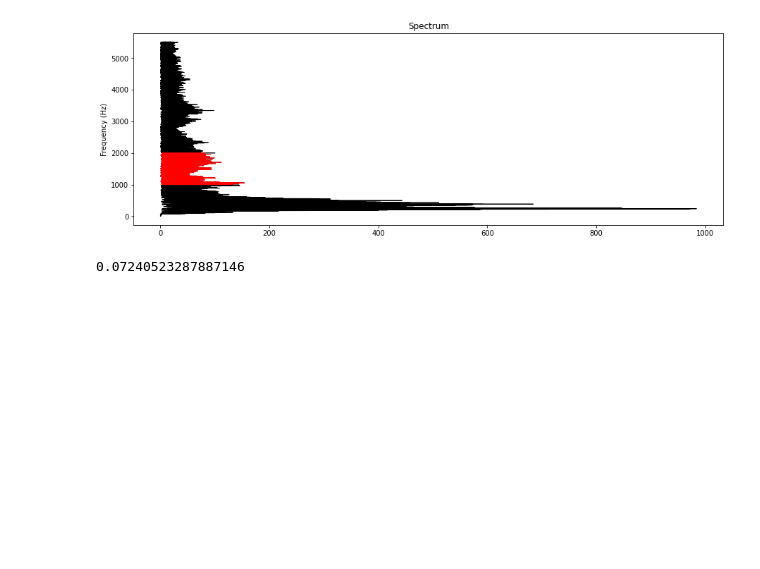
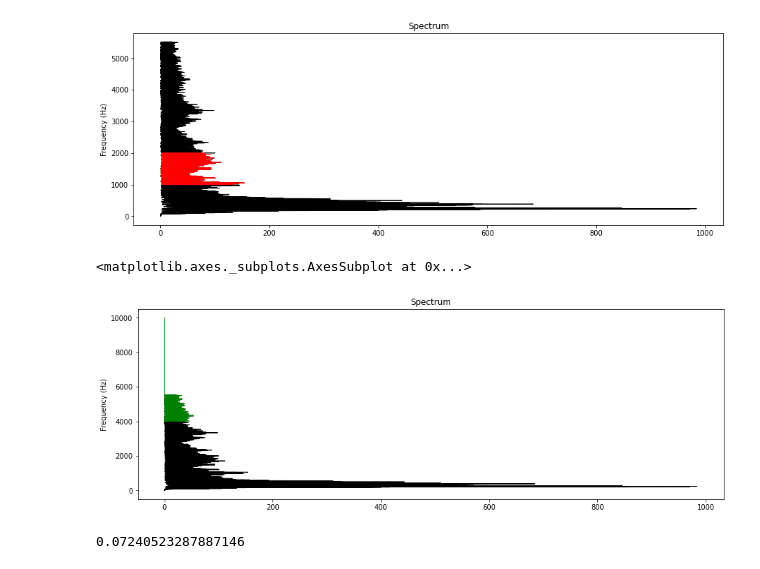
Before and after one commit to CONABIO/yuntu, a Jupyter notebook: tutorials/Frequency Media.ipynb, the cells around one changed output. Cells and saved outputs as stored; diff of their text form; code cells hidden in the pictures; blank space fills up the shorter version.

```diff
--- a/tutorials/Frequency Media.ipynb
+++ b/tutorials/Frequency Media.ipynb
@@ -41,6 +45,14 @@ spectrum_cut.plot(ax=ax, color='red')
 # %% [output]
 <matplotlib.axes._subplots.AxesSubplot at 0x...>
 [figure]
+# %%
+mega_cut = spectrum.cut(min_freq=4000, max_freq=10000, pad=True, constant_values=0)
+# %%
+ax = spectrum.plot(ylabel=True, title=True, figsize=(15, 5));
+mega_cut.plot(ax=ax, color='green')
+# %% [output]
+<matplotlib.axes._subplots.AxesSubplot at 0x...>
+[figure, added]
 # %%
 spectrum.df
 # %% [output]
```
Also changed, not shown: parts of 1 cell of this notebook, 7 other files.
